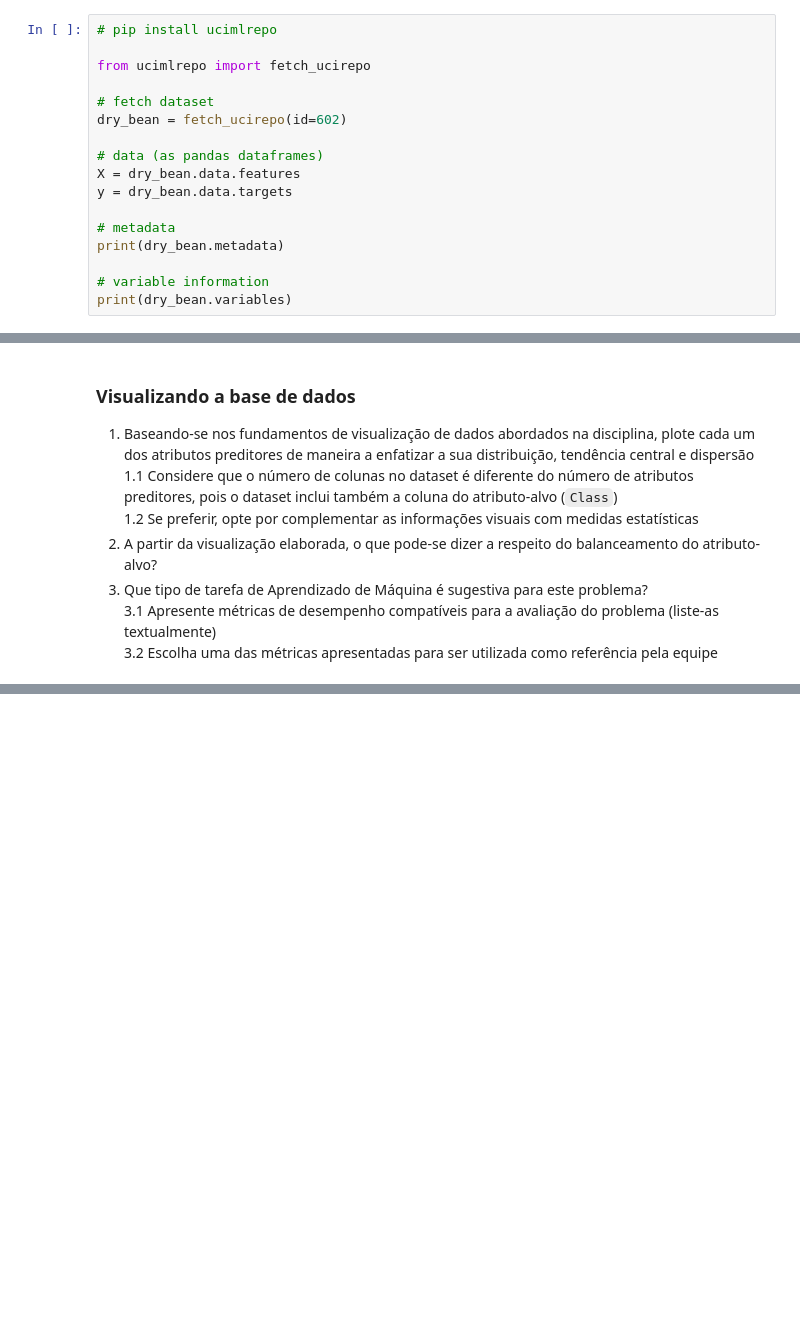
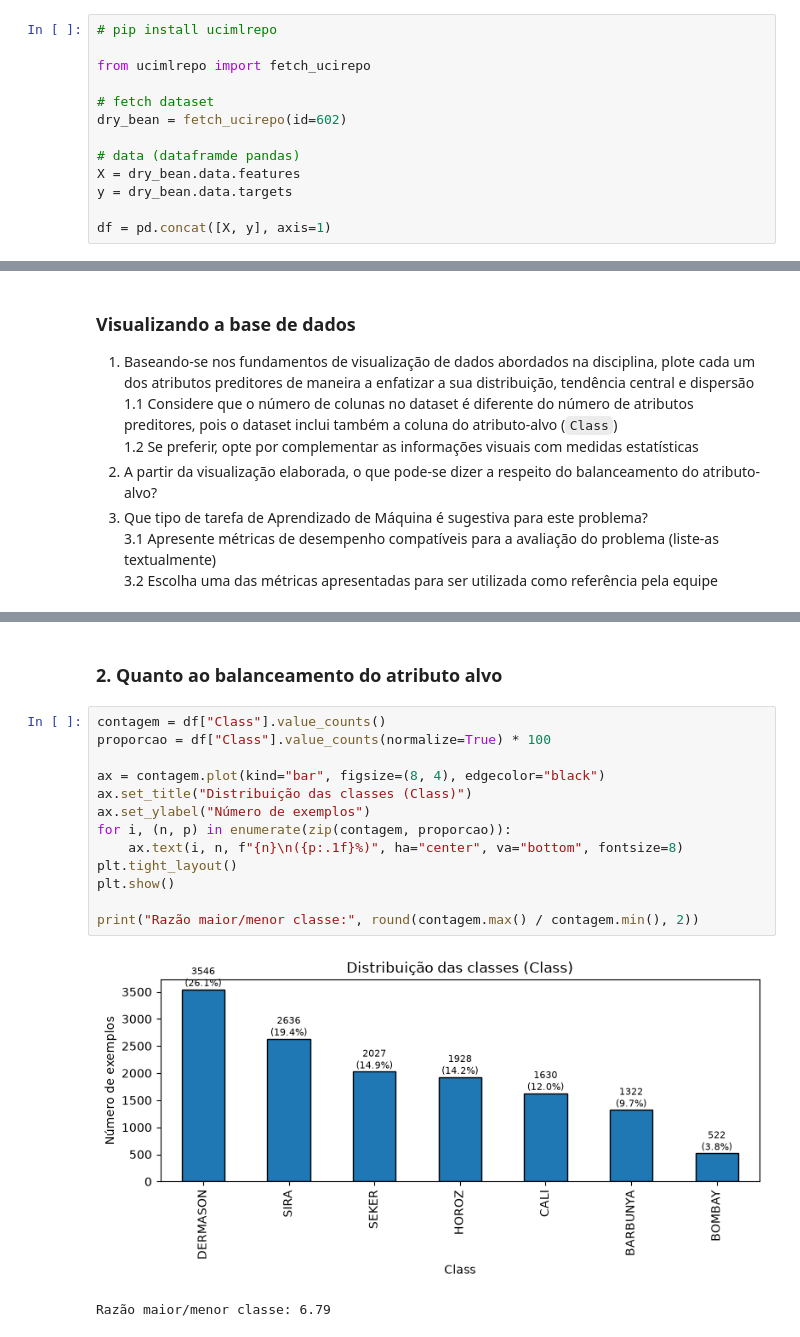
Before and after one commit to arthur-rezende/rna-2026-pp2-2, a Jupyter notebook: notebook/PP2.2.1.ipynb, the cells around one changed output, grey strips where cells are left out. Saved outputs shown, nothing was run; the diff lists cells and outputs as text; blank space fills up the shorter version.

```diff
--- a/notebook/PP2.2.1.ipynb
+++ b/notebook/PP2.2.1.ipynb
@@ -44,12 +57,8 @@ from ucimlrepo import fetch_ucirepo
 # fetch dataset
 dry_bean = fetch_ucirepo(id=602)
 
-# data (as pandas dataframes)
+# data (dataframde pandas)
 X = dry_bean.data.features
 y = dry_bean.data.targets
 
-# metadata
-print(dry_bean.metadata)
-
-# variable information
-print(dry_bean.variables)
+df = pd.concat([X, y], axis=1)
@@ -65,0 +239,18 @@ print(dry_bean.variables)
+# %% [markdown]
+### 2. Quanto ao balanceamento do atributo alvo
+# %%
+contagem = df["Class"].value_counts()
+proporcao = df["Class"].value_counts(normalize=True) * 100
+
+ax = contagem.plot(kind="bar", figsize=(8, 4), edgecolor="black")
+ax.set_title("Distribuição das classes (Class)")
+ax.set_ylabel("Número de exemplos")
+for i, (n, p) in enumerate(zip(contagem, proporcao)):
+    ax.text(i, n, f"{n}\n({p:.1f}%)", ha="center", va="bottom", fontsize=8)
+plt.tight_layout()
+plt.show()
+
+print("Razão maior/menor classe:", round(contagem.max() / contagem.min(), 2))
+# %% [output]
+[figure, added]
+Razão maior/menor classe: 6.79
```
Also changed, not shown: parts of 23 cells of this notebook, 1 other file.
